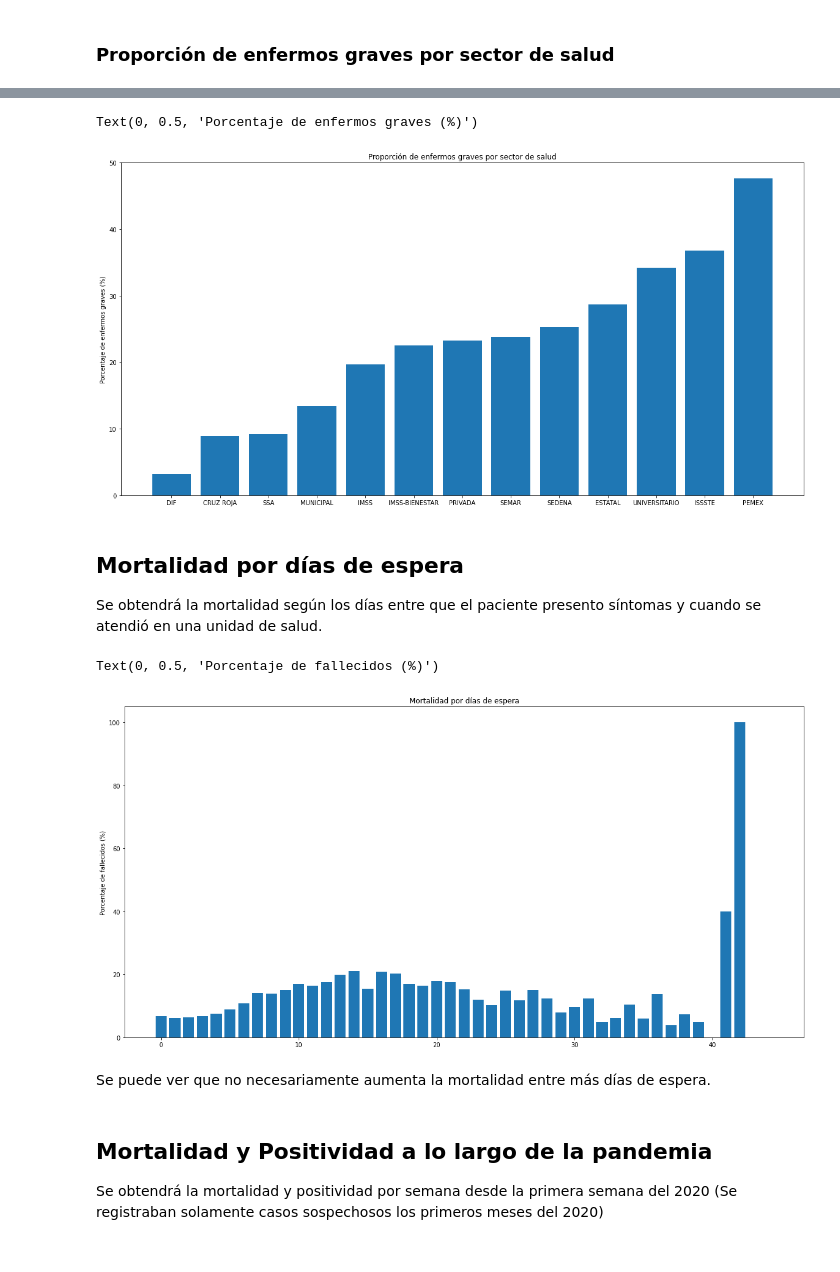
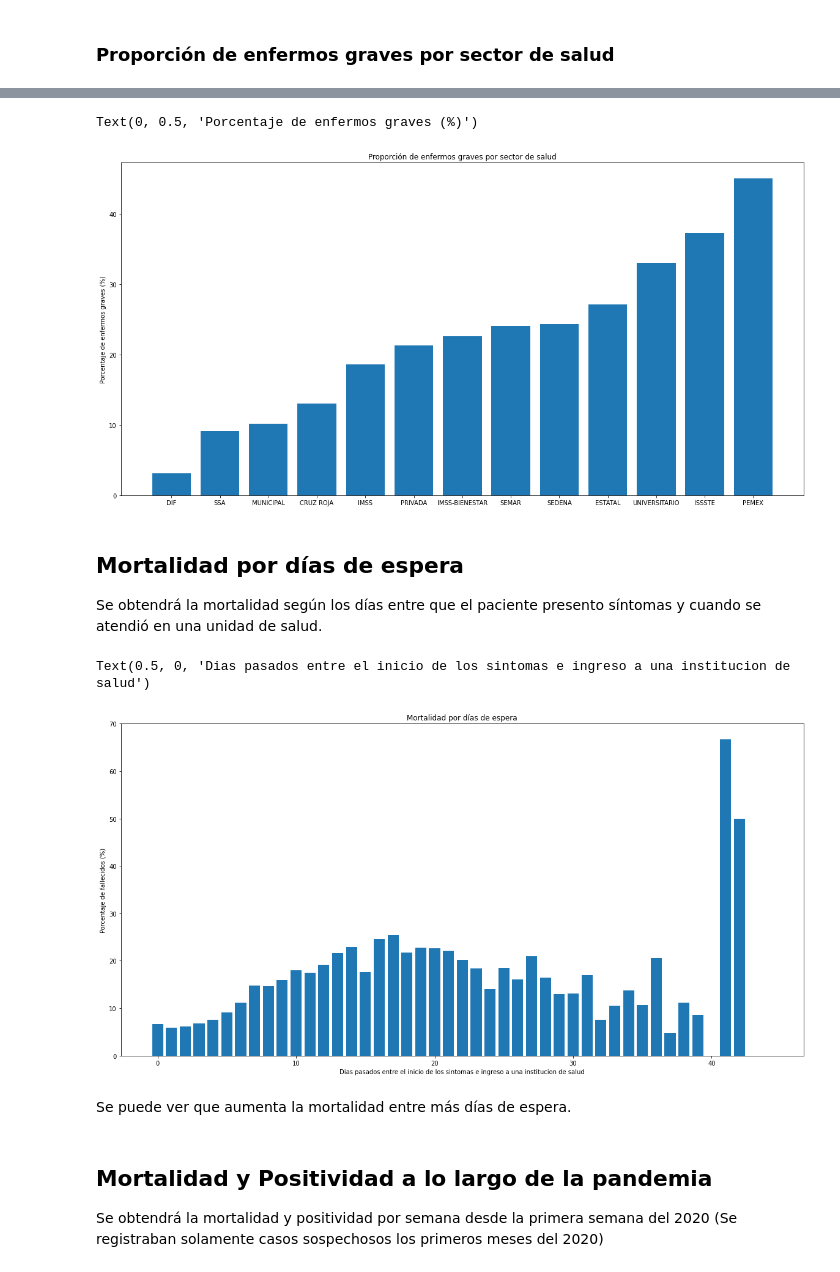
Before and after one commit to EduHdzVillasana/COVIDSTATSMX, a Jupyter notebook: Análisis y Modelado/COVID_MX.ipynb, the cells around one changed output, grey strips where cells are left out. Cells and saved outputs as stored; diff of their text form; code cells hidden in the pictures.

```diff
--- a/Análisis y Modelado/COVID_MX.ipynb
+++ b/Análisis y Modelado/COVID_MX.ipynb
@@ -46,7 +47,7 @@ Los dataset auxiliares `sexo_df`, `sector_df` y `entidad_df` servirán para usar
 # %%
 aux_dataset_path = "https://raw.githubusercontent.com/EduHdzVillasana/COVIDSTATSMX/master/Diccionario%20de%20Datos"
 main_dataset_path = "/content/drive/MyDrive/Datos Abiertos"
-covid_file = "210401COVID19MEXICO.csv"
+covid_file = "210703COVID19MEXICO.csv"
 sexo_file = "Sexo.csv"
 sector_file = "Sector.csv"
 entidad_file = "Entidad.csv"
@@ -602,25 +603,26 @@ plt.title("Proporción de enfermos graves por sector de salud")
 plt.ylabel("Porcentaje de enfermos graves (%)")
 # %% [output]
 Text(0, 0.5, 'Porcentaje de enfermos graves (%)')
-[figure, old version]
+[figure, new version]
 # %% [markdown]
 ## Mortalidad por días de espera
 Se obtendrá la mortalidad según los días entre que el paciente presento síntomas y cuando se atendió en una unidad de salud.
 # %%
 table = pd.crosstab(data_filtered.TIEMPO_ESPERA, data_filtered.FALLECIDO)
 table["MORTALIDAD"] = table[1]/(table[0]+table[1])
 table = table.sort_values(by = ["TIEMPO_ESPERA"])
 table = table[0:45]
 
 plt.figure(figsize = (20,10))
 plt.bar(table.index,table["MORTALIDAD"]*100)
 plt.title("Mortalidad por días de espera")
 plt.ylabel("Porcentaje de fallecidos (%)")
+plt.xlabel("Dias pasados entre el inicio de los sintomas e ingreso a una institucion de salud")
 # %% [output]
-Text(0, 0.5, 'Porcentaje de fallecidos (%)')
+Text(0.5, 0, 'Dias pasados entre el inicio de los sintomas e ingreso a una institucion de salud')
-[figure, old version]
+[figure, new version]
 # %% [markdown]
-Se puede ver que no necesariamente aumenta la mortalidad entre más días de espera.
+Se puede ver que aumenta la mortalidad entre más días de espera.
 # %% [markdown]
 ##  Mortalidad y Positividad a lo largo de la pandemia
 Se obtendrá la mortalidad y positividad por semana desde la primera semana del 2020 (Se registraban solamente casos sospechosos los primeros meses del 2020)
```
Also changed, not shown: parts of 126 cells of this notebook.
